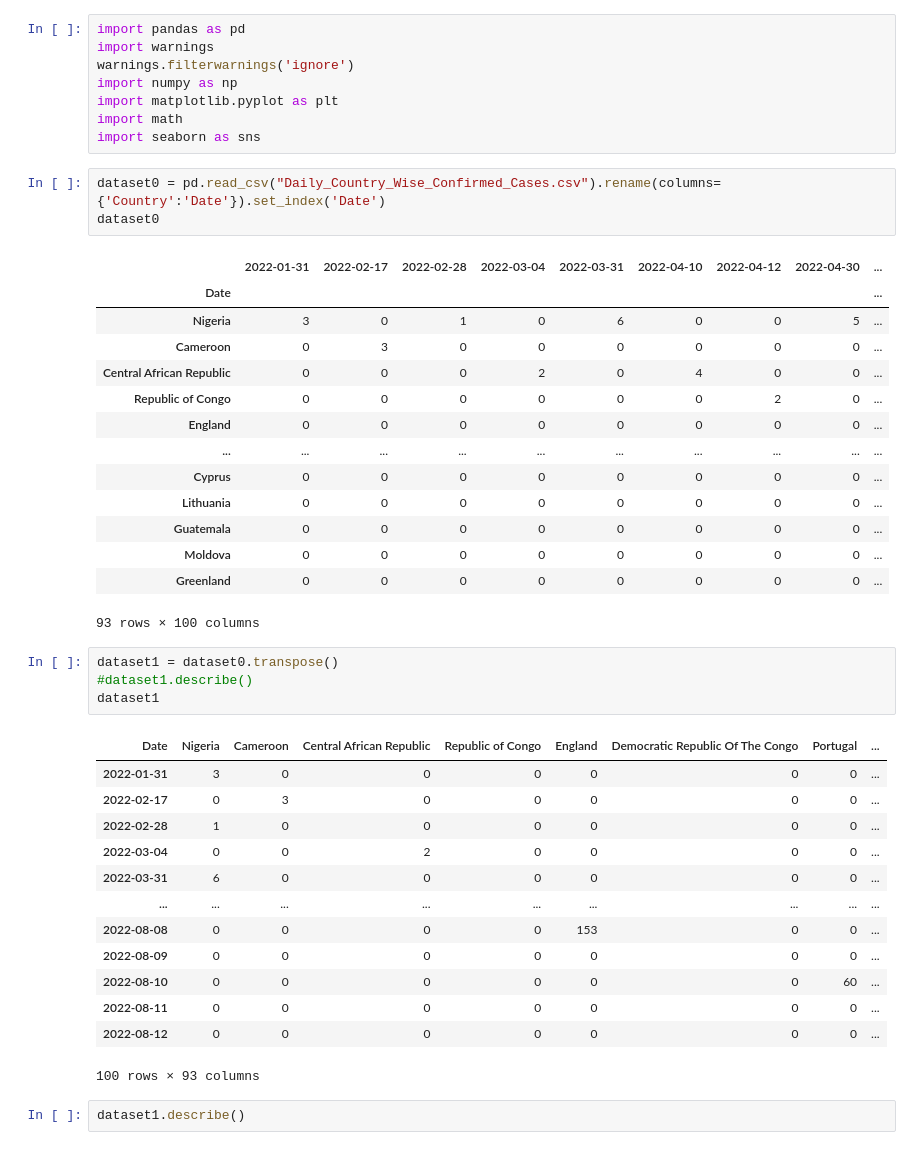
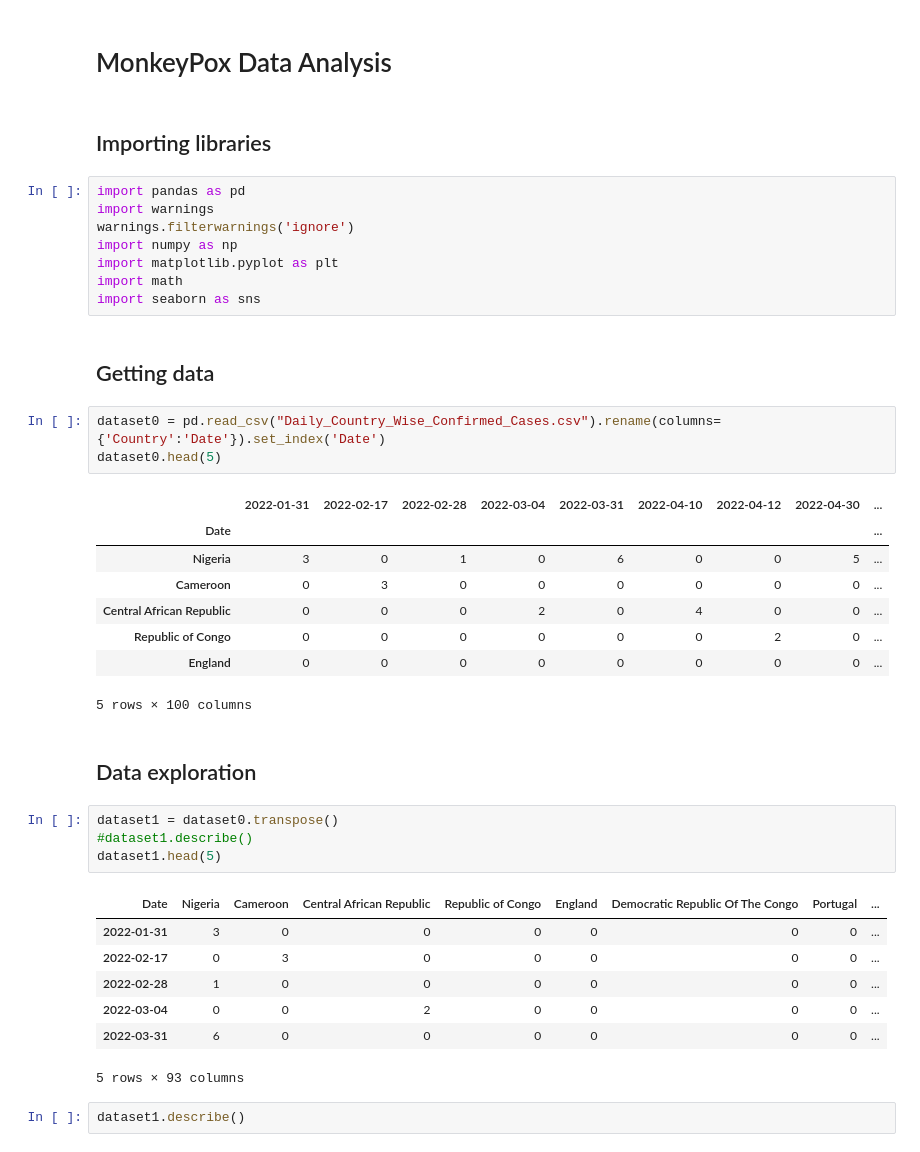
Before and after one commit to Jhonnaar/MonkeyPox-DataAnalitycs, a Jupyter notebook: MonkeyPox.ipynb, the cells around one changed output. Saved outputs shown, nothing was run; the diff lists cells and outputs as text.

Commit message:
add datasets and organized code

```diff
--- a/MonkeyPox.ipynb
+++ b/MonkeyPox.ipynb
@@ -1,3 +1,7 @@
+# %% [markdown]
+# MonkeyPox Data Analysis
+# %% [markdown]
+## Importing libraries
 # %%
 import pandas as pd
 import warnings
@@ -6,28 +10,26 @@ import numpy as np
 import matplotlib.pyplot as plt
 import math
 import seaborn as sns
+# %% [markdown]
+## Getting data
 # %%
 dataset0 = pd.read_csv("Daily_Country_Wise_Confirmed_Cases.csv").rename(columns={'Country':'Date'}).set_index('Date')
-dataset0
+dataset0.head(5)
 # %% [output]
 |  | 2022-01-31 | 2022-02-17 | 2022-02-28 | 2022-03-04 | 2022-03-31 | 2022-04-10 | 2022-04-12 | 2022-04-30 | ... |
 | Date |  |  |  |  |  |  |  |  | ... |
 | Nigeria | 3 | 0 | 1 | 0 | 6 | 0 | 0 | 5 | ... |
 | Cameroon | 0 | 3 | 0 | 0 | 0 | 0 | 0 | 0 | ... |
 | Central African Republic | 0 | 0 | 0 | 2 | 0 | 4 | 0 | 0 | ... |
 | Republic of Congo | 0 | 0 | 0 | 0 | 0 | 0 | 2 | 0 | ... |
 | England | 0 | 0 | 0 | 0 | 0 | 0 | 0 | 0 | ... |
-| ... | ... | ... | ... | ... | ... | ... | ... | ... | ... |
-| Cyprus | 0 | 0 | 0 | 0 | 0 | 0 | 0 | 0 | ... |
-| Lithuania | 0 | 0 | 0 | 0 | 0 | 0 | 0 | 0 | ... |
-| Guatemala | 0 | 0 | 0 | 0 | 0 | 0 | 0 | 0 | ... |
-| Moldova | 0 | 0 | 0 | 0 | 0 | 0 | 0 | 0 | ... |
-| Greenland | 0 | 0 | 0 | 0 | 0 | 0 | 0 | 0 | ... |
-93 rows × 100 columns
+5 rows × 100 columns
+# %% [markdown]
+## Data exploration
 # %%
 dataset1 = dataset0.transpose()
 #dataset1.describe()
-dataset1
+dataset1.head(5)
 # %% [output]
 | Date | Nigeria | Cameroon | Central African Republic | Republic of Congo | England | Democratic Republic Of The Congo | Portugal | ... |
 | 2022-01-31 | 3 | 0 | 0 | 0 | 0 | 0 | 0 | ... |
@@ -35,13 +37,7 @@ dataset1
 | 2022-02-28 | 1 | 0 | 0 | 0 | 0 | 0 | 0 | ... |
 | 2022-03-04 | 0 | 0 | 2 | 0 | 0 | 0 | 0 | ... |
 | 2022-03-31 | 6 | 0 | 0 | 0 | 0 | 0 | 0 | ... |
-| ... | ... | ... | ... | ... | ... | ... | ... | ... |
-| 2022-08-08 | 0 | 0 | 0 | 0 | 153 | 0 | 0 | ... |
-| 2022-08-09 | 0 | 0 | 0 | 0 | 0 | 0 | 0 | ... |
-| 2022-08-10 | 0 | 0 | 0 | 0 | 0 | 0 | 60 | ... |
-| 2022-08-11 | 0 | 0 | 0 | 0 | 0 | 0 | 0 | ... |
-| 2022-08-12 | 0 | 0 | 0 | 0 | 0 | 0 | 0 | ... |
-100 rows × 93 columns
+5 rows × 93 columns
 # %%
 dataset1.describe()
 # %% [output]
```
Also changed, not shown: parts of 9 cells of this notebook, 2 other files.
